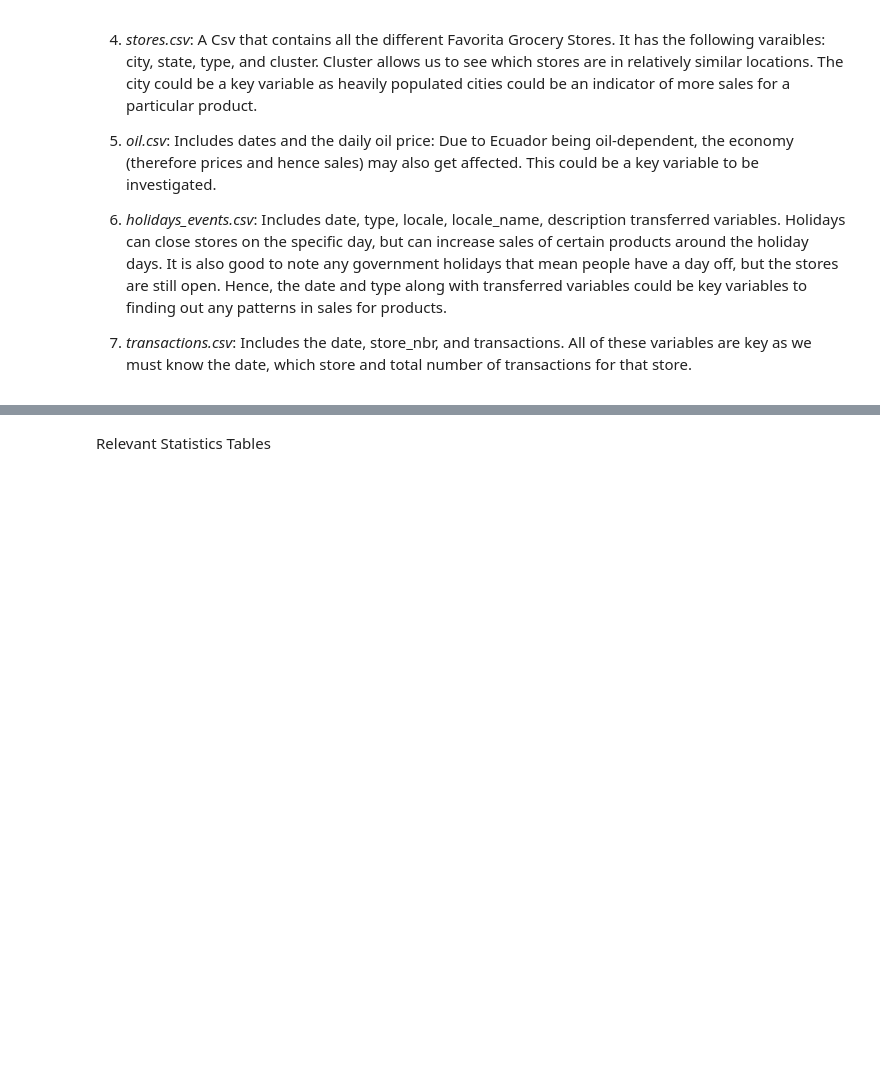
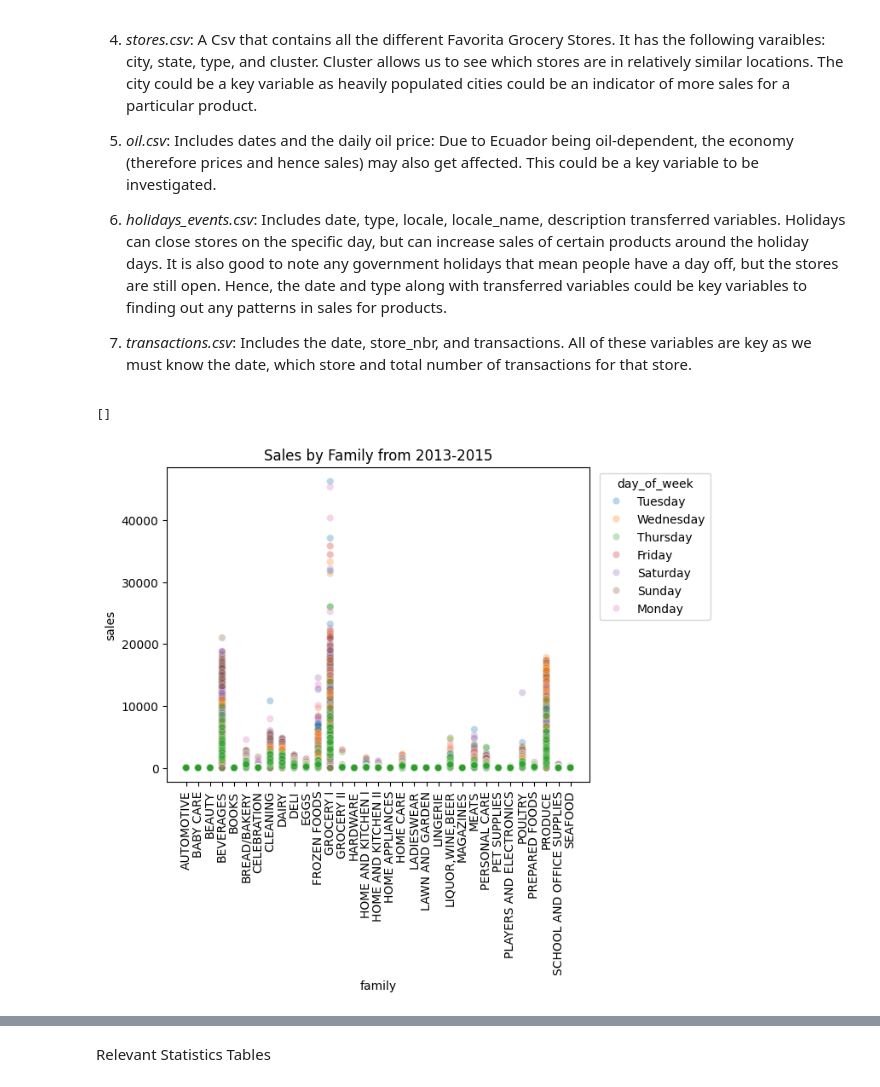
Before and after one commit to CelestineNguyen/DS3001_SalesProject, a Jupyter notebook: Copy_of_ProjectWrangling.ipynb, the cells around one changed output, grey strips where cells are left out. Saved outputs shown, nothing was run; the diff lists cells and outputs as text; code cells hidden in the pictures; blank space fills up the shorter version.

Commit message:
added some visualizations

```diff
--- a/Copy_of_ProjectWrangling.ipynb
+++ b/Copy_of_ProjectWrangling.ipynb
@@ -43,0 +70,22 @@ import numpy as np
+# %%
+# CLEANING SOME DATA
+training_set['date'] = pd.to_datetime(training_set['date'], format="%Y-%m-%d")
+oil_data['date'] = pd.to_datetime(oil_data['date'], format="%Y-%m-%d")
+holiday_data['date'] = pd.to_datetime(holiday_data['date'], format="%Y-%m-%d")
+training_set['day_of_week'] = training_set['date'].dt.day_name()
+training_set['year'] = training_set['date'].dt.year
+training_set_12_15 = training_set.loc[(training_set['date'] >= '2012-01-01') & (training_set['date'] <= '2015-12-31')]
+# %%
+import seaborn as sns
+import matplotlib.pyplot as plt
+
+this_plot = sns.scatterplot(data=training_set_12_15,x='family',y='sales',hue='day_of_week',alpha=0.3)
+sns.move_legend(this_plot, "upper right", bbox_to_anchor=(1.3, 1))
+labels = training_set_12_15['family'].unique()
+this_plot.set_xticks(range(len(labels)))
+this_plot.set_title("Sales by Family from 2013-2015")
+this_plot.set_xticklabels(labels, rotation=90)
+this_plot.plot()
+# %% [output]
+[]
+[figure, added]
```
Also changed, not shown: parts of 8 cells of this notebook.
